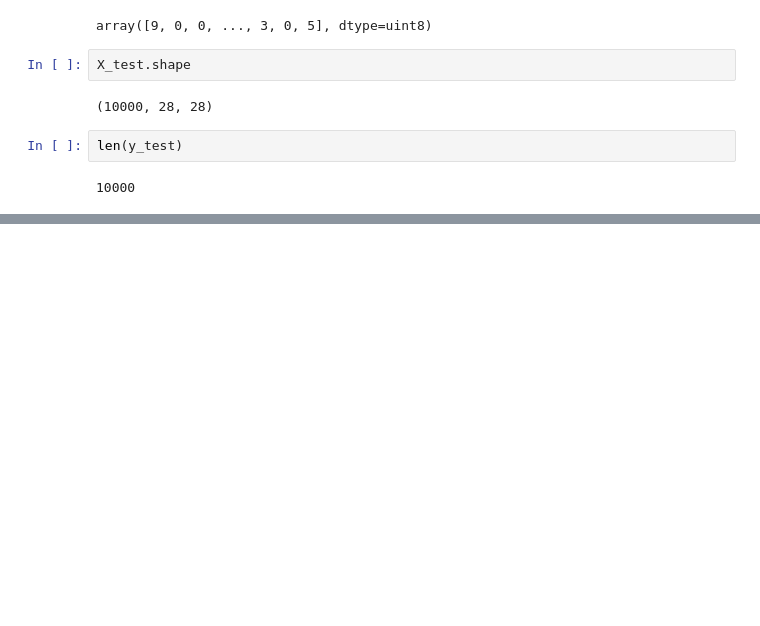
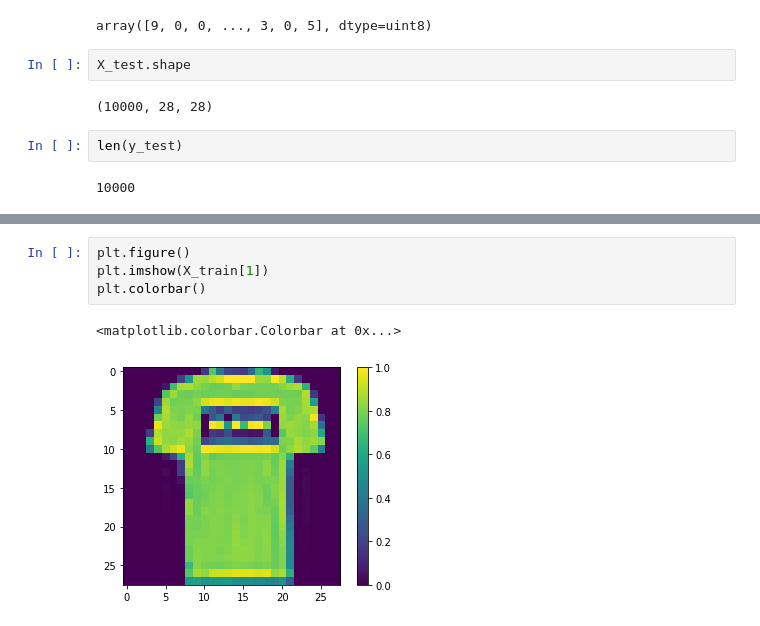
Before and after one commit to shuvo1165/Machine-Learning, a Jupyter notebook: Fashion_MNIST.ipynb, the cells around one changed output, grey strips where cells are left out. Saved outputs shown, nothing was run; the diff lists cells and outputs as text; blank space fills up the shorter version.

```diff
--- a/Fashion_MNIST.ipynb
+++ b/Fashion_MNIST.ipynb
@@ -58,0 +97,7 @@ len(y_test)
+# %%
+plt.figure()
+plt.imshow(X_train[1])
+plt.colorbar()
+# %% [output]
+<matplotlib.colorbar.Colorbar at 0x...>
+[figure, added]
```
Also changed, not shown: parts of 29 cells of this notebook.
